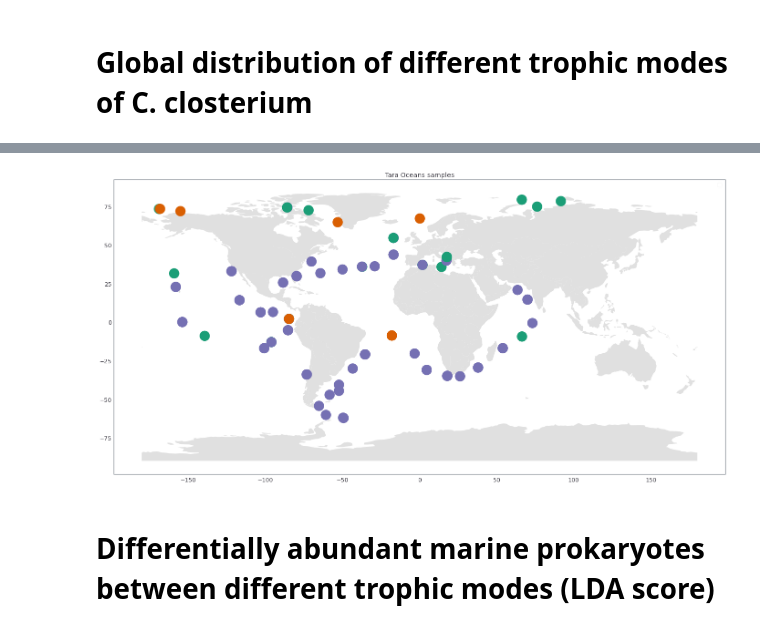
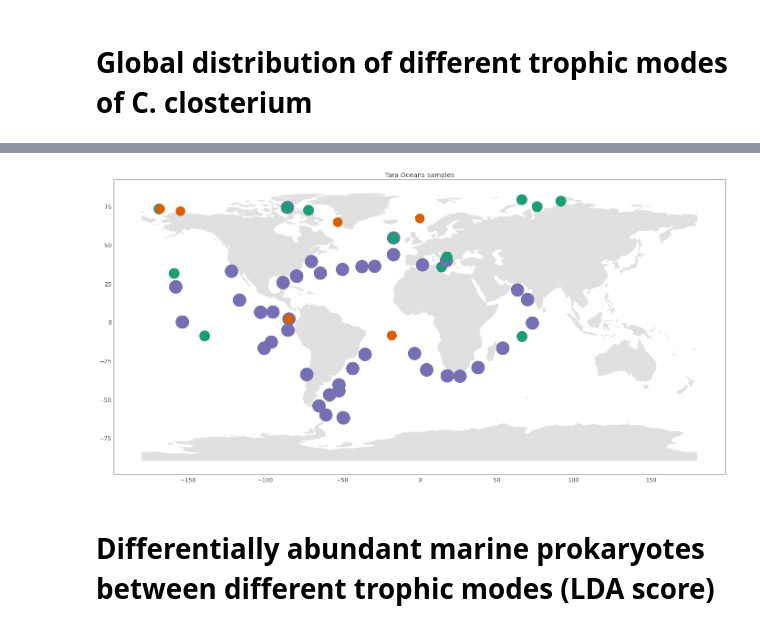
Before and after one commit to manishsaini16/cylindrotheca-model, a Jupyter notebook: Fig6/fig_6.ipynb, the cells around one changed output, grey strips where cells are left out. Saved outputs shown, nothing was run; the diff lists cells and outputs as text; code cells hidden in the pictures.

Commit message:
updated size of dots in the map using growrth data

```diff
--- a/Fig6/fig_6.ipynb
+++ b/Fig6/fig_6.ipynb
@@ -117,6 +117,12 @@ geo_df.head()
 | 2 | 18DCM | TARA_S200000501 | 35.7528 | 14.2765 | TARA_018DCM | auto | POINT (14.27650 35.75280) |
 | 3 | 22SRF | TARA_S200002703 | 39.8386 | 17.4155 | TARA_022SRF | mixo | POINT (17.41550 39.83860) |
 | 4 | 23DCM | TARA_E500000081 | 42.1735 | 17.7252 | TARA_023DCM | auto | POINT (17.72520 42.17350) |
+# %%
+# weight size of dots based on the growth rate - add a column in the table with data
+df_gr_wt = pd.read_excel('prediction_growth_mean_trophic_conditions.xlsx',index_col=0)
+df_gr_wt['growth_weight']= df_gr_wt.gr*15000
+dict_growth_weight = df_gr_wt.set_index('condition').growth_weight.to_dict()
+geo_df['growth_weight'] = geo_df['type'].map(dict_growth_weight)
 # %%
 #geo_df['type'] = geo_df['type'].replace('auto', 'Photoautotrophy')
 #geo_df['type'] = geo_df['type'].replace('hetero', 'Heterotrophy')
@@ -124,16 +130,16 @@ geo_df.head()
 # %%
 fig, ax = plt.subplots(figsize=(24,18))
 world.plot(ax=ax, alpha=0.8, color='#d9d9d9', markersize=500)
 
 cmp = ListedColormap(['#1b9e77', '#d95f02', '#7570b3'])
 
-geo_df.plot(column='type', ax=ax, legend=True, markersize=500, cmap=cmp)
+geo_df.plot(column='type', ax=ax, legend=True, markersize='growth_weight', cmap=cmp)
 plt.title('Tara Oceans samples')
 plt.legend('')
 plt.rcParams['svg.fonttype'] = 'none'
 #plt.savefig('world_map_tara_samples.svg')
 # %% [output]
-[figure, old version]
+[figure, new version]
 # %% [markdown]
 # Differentially abundant marine prokaryotes between different trophic modes (LDA score)
 # %%
```
Also changed, not shown: 1 other file.
